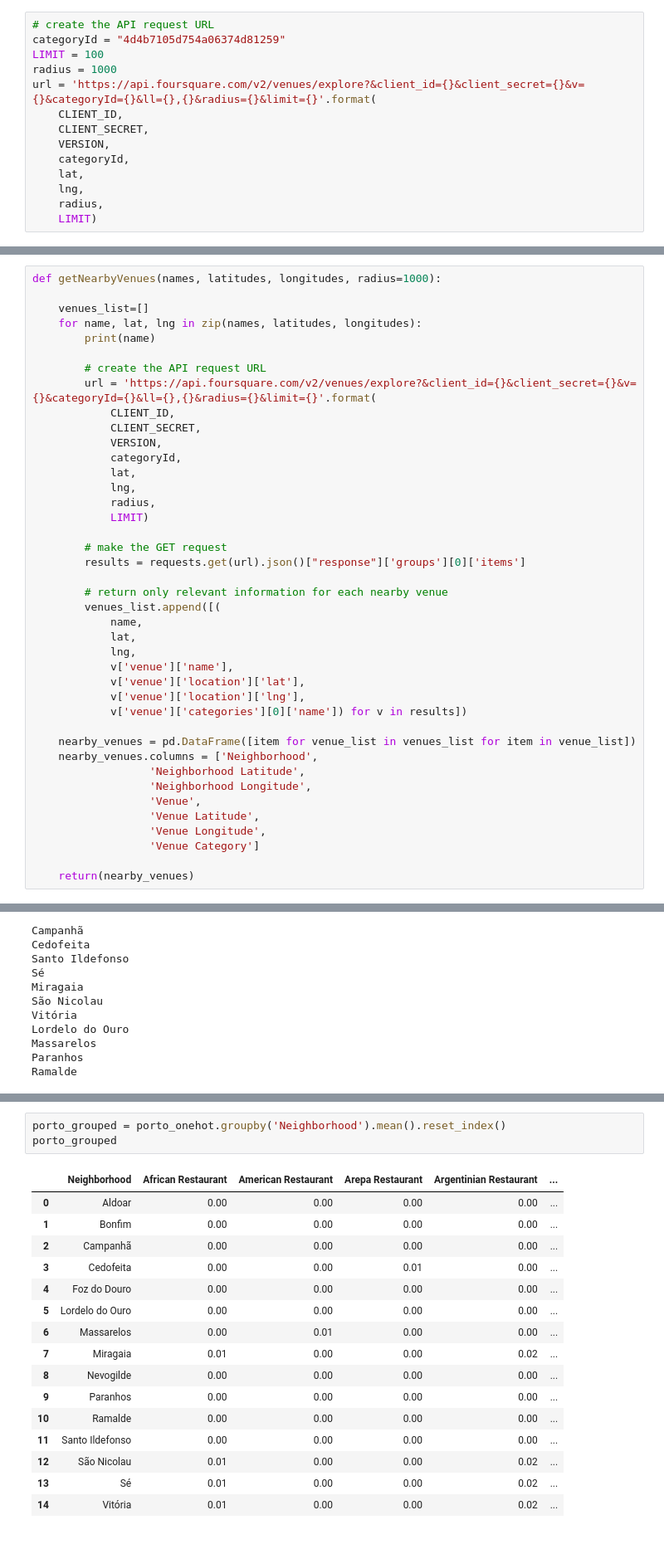
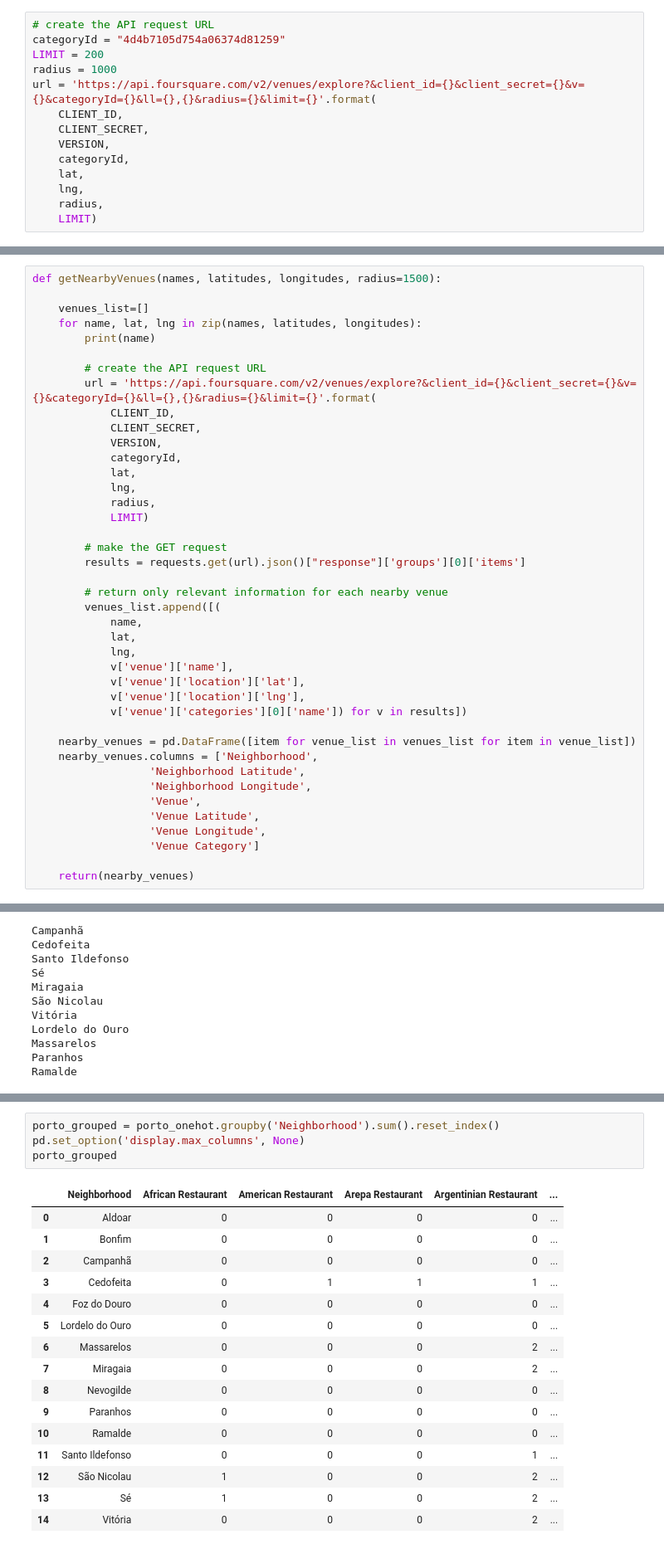
Before and after one commit to cfortes-ai/Best-mexican-place-in-porto-acording-to-AI, a Jupyter notebook: Porto Study.ipynb, the cells around one changed output, grey strips where cells are left out. Shown at 83% size. Saved outputs shown, nothing was run; the diff lists cells and outputs as text.

```diff
--- a/Porto Study.ipynb
+++ b/Porto Study.ipynb
@@ -83,7 +83,7 @@ Latitude and longitude values of Aldoar are 41.171944, -8.671389.
 # %%
 # create the API request URL
 categoryId = "4d4b7105d754a06374d81259"
-LIMIT = 100
+LIMIT = 200
 radius = 1000
 url = 'https://api.foursquare.com/v2/venues/explore?&client_id={}&client_secret={}&v={}&categoryId={}&ll={},{}&radius={}&limit={}'.format(
     CLIENT_ID,
@@ -158,5 +158,5 @@ print('{} venues were returned by Foursquare.'.format(nearby_venues.shape[0]))
 # %%
-def getNearbyVenues(names, latitudes, longitudes, radius=1000):
+def getNearbyVenues(names, latitudes, longitudes, radius=1500):
 
     venues_list=[]
     for name, lat, lng in zip(names, latitudes, longitudes):
@@ -255,20 +255,21 @@ porto_onehot.shape
 # %%
-porto_grouped = porto_onehot.groupby('Neighborhood').mean().reset_index()
+porto_grouped = porto_onehot.groupby('Neighborhood').sum().reset_index()
+pd.set_option('display.max_columns', None)
 porto_grouped
 # %% [output]
 |  | Neighborhood | African Restaurant | American Restaurant | Arepa Restaurant | Argentinian Restaurant | ... |
-| 0 | Aldoar | 0.00 | 0.00 | 0.00 | 0.00 | ... |
-| 1 | Bonfim | 0.00 | 0.00 | 0.00 | 0.00 | ... |
-| 2 | Campanhã | 0.00 | 0.00 | 0.00 | 0.00 | ... |
-| 3 | Cedofeita | 0.00 | 0.00 | 0.01 | 0.00 | ... |
-| 4 | Foz do Douro | 0.00 | 0.00 | 0.00 | 0.00 | ... |
-| 5 | Lordelo do Ouro | 0.00 | 0.00 | 0.00 | 0.00 | ... |
-| 6 | Massarelos | 0.00 | 0.01 | 0.00 | 0.00 | ... |
-| 7 | Miragaia | 0.01 | 0.00 | 0.00 | 0.02 | ... |
-| 8 | Nevogilde | 0.00 | 0.00 | 0.00 | 0.00 | ... |
-| 9 | Paranhos | 0.00 | 0.00 | 0.00 | 0.00 | ... |
-| 10 | Ramalde | 0.00 | 0.00 | 0.00 | 0.00 | ... |
-| 11 | Santo Ildefonso | 0.00 | 0.00 | 0.00 | 0.00 | ... |
-| 12 | São Nicolau | 0.01 | 0.00 | 0.00 | 0.02 | ... |
-| 13 | Sé | 0.01 | 0.00 | 0.00 | 0.02 | ... |
-| 14 | Vitória | 0.01 | 0.00 | 0.00 | 0.02 | ... |
+| 0 | Aldoar | 0 | 0 | 0 | 0 | ... |
+| 1 | Bonfim | 0 | 0 | 0 | 0 | ... |
+| 2 | Campanhã | 0 | 0 | 0 | 0 | ... |
+| 3 | Cedofeita | 0 | 1 | 1 | 1 | ... |
+| 4 | Foz do Douro | 0 | 0 | 0 | 0 | ... |
+| 5 | Lordelo do Ouro | 0 | 0 | 0 | 0 | ... |
+| 6 | Massarelos | 0 | 0 | 0 | 2 | ... |
+| 7 | Miragaia | 0 | 0 | 0 | 2 | ... |
+| 8 | Nevogilde | 0 | 0 | 0 | 0 | ... |
+| 9 | Paranhos | 0 | 0 | 0 | 0 | ... |
+| 10 | Ramalde | 0 | 0 | 0 | 0 | ... |
+| 11 | Santo Ildefonso | 0 | 0 | 0 | 1 | ... |
+| 12 | São Nicolau | 1 | 0 | 0 | 2 | ... |
+| 13 | Sé | 1 | 0 | 0 | 2 | ... |
+| 14 | Vitória | 0 | 0 | 0 | 2 | ... |
```
Also changed, not shown: parts of 21 cells of this notebook.
